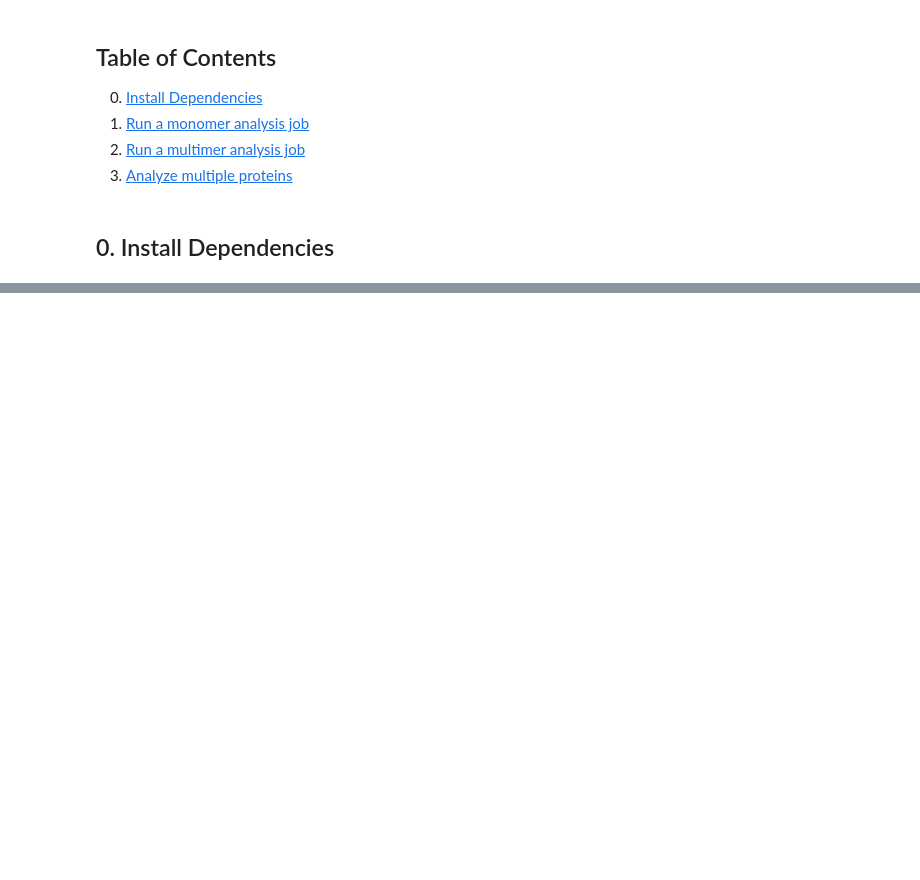
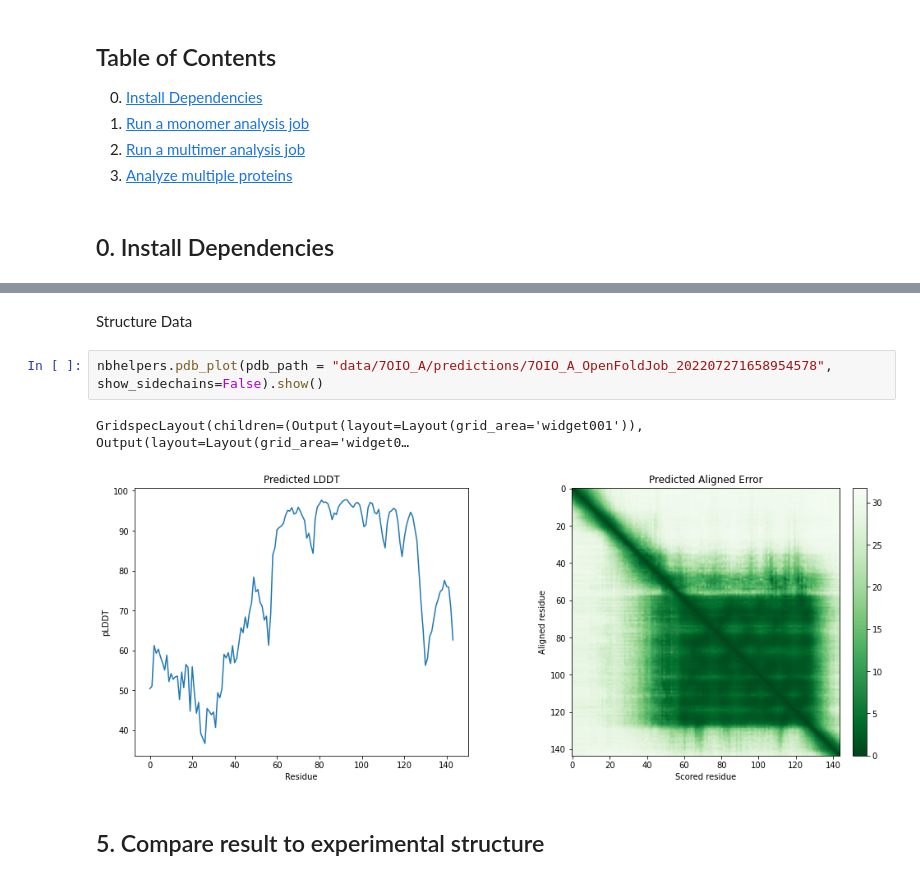
Before and after one commit to aws-solutions-library-samples/aws-batch-arch-for-protein-folding, a Jupyter notebook: notebooks/cameo-analysis.ipynb, the cells around one changed output, grey strips where cells are left out. Drawn from its saved outputs; the diff is of its cells as text; blank space fills up the shorter version.

```diff
--- a/notebooks/cameo-analysis.ipynb
+++ b/notebooks/cameo-analysis.ipynb
@@ -96,0 +174,9 @@ for file in os.listdir(data_dir):
+# %% [markdown]
+Structure Data
+# %%
+nbhelpers.pdb_plot(pdb_path = "data/7OIO_A/predictions/7OIO_A_OpenFoldJob_202207271658954578", show_sidechains=False).show()
+# %% [output]
+GridspecLayout(children=(Output(layout=Layout(grid_area='widget001')), Output(layout=Layout(grid_area='widget0…
+[figure, added]
+# %% [markdown]
+## 5. Compare result to experimental structure
```
Also changed, not shown: parts of 12 cells of this notebook, 6 other files.
